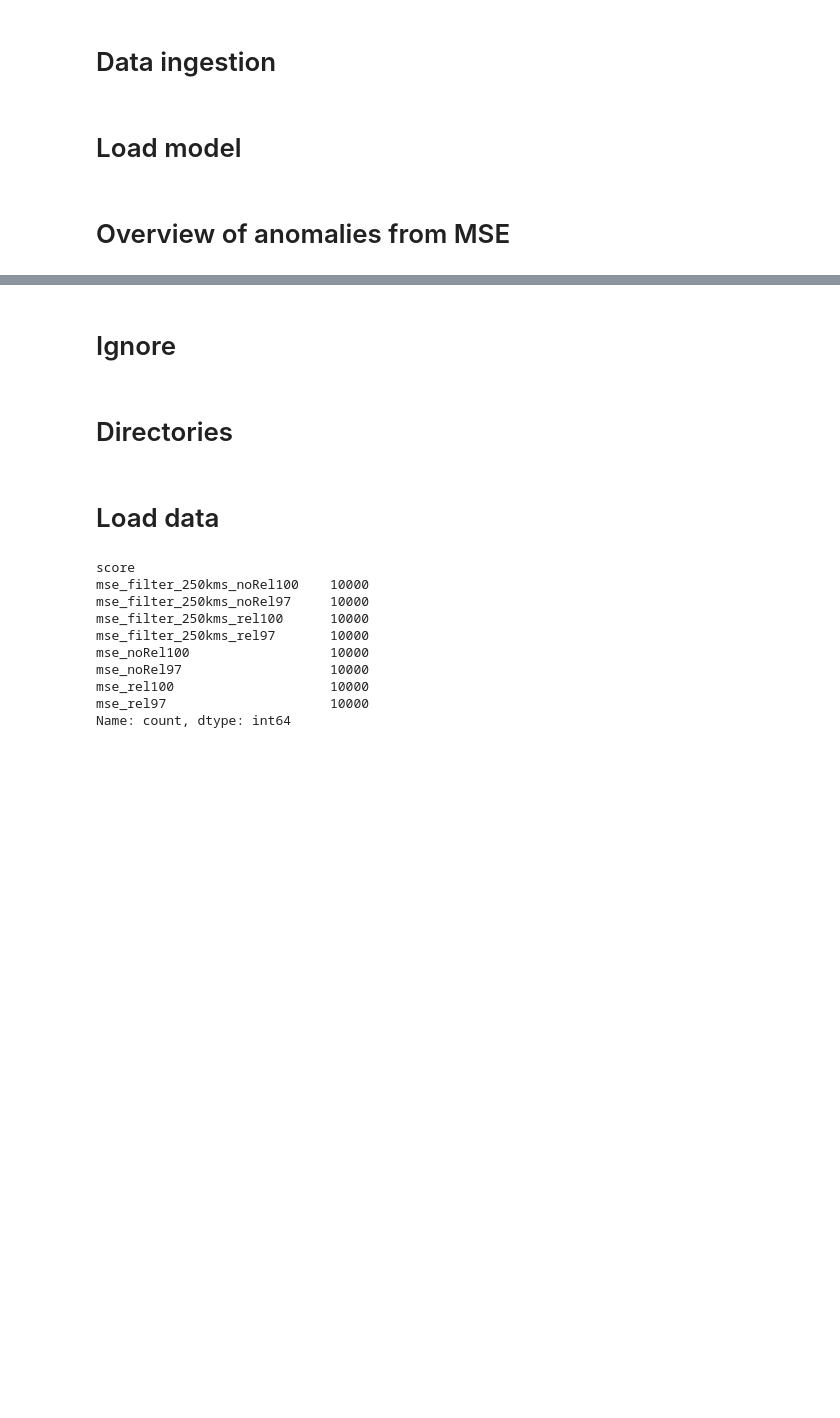
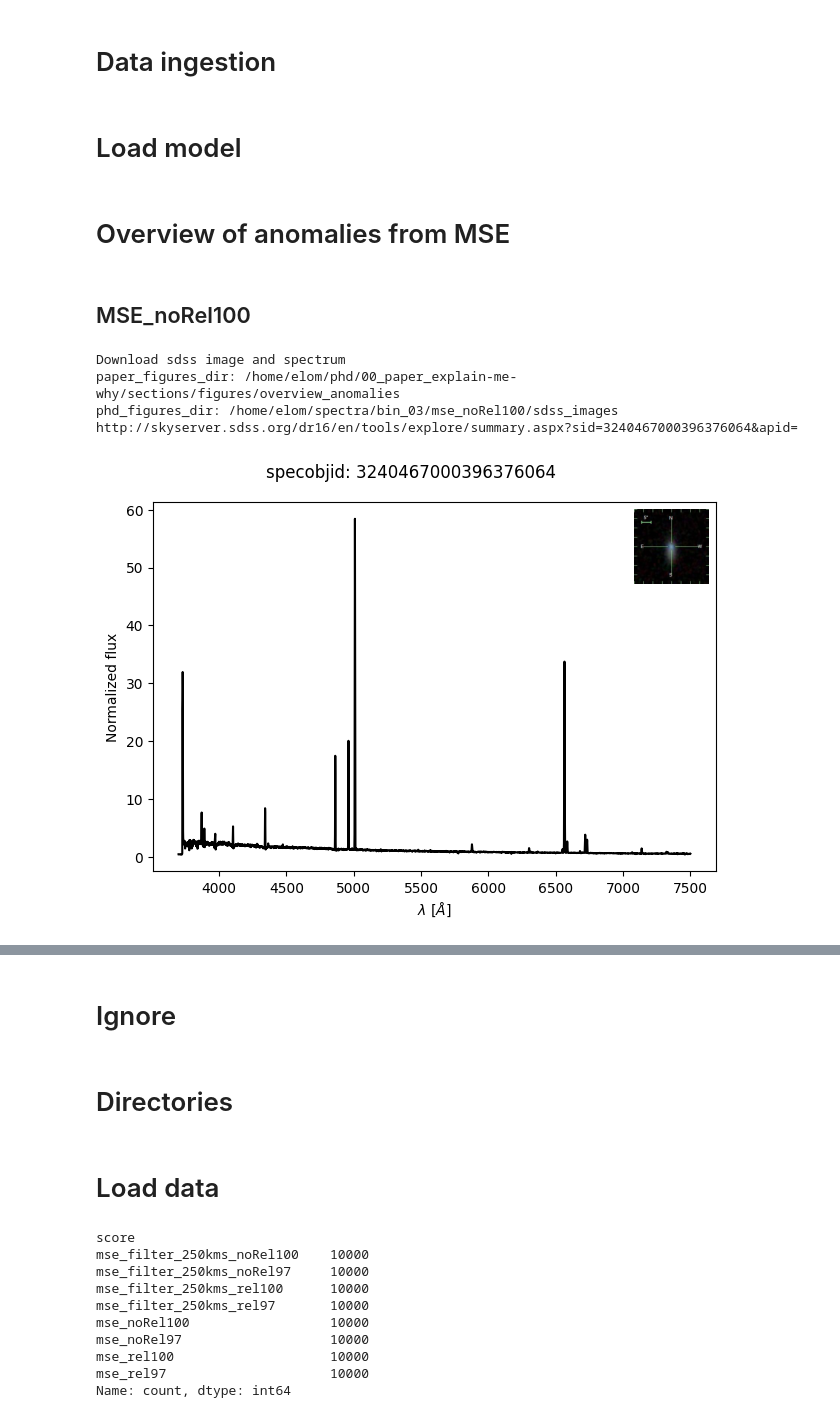
Before and after one commit to ed-ortizm/xai-astronomy, a Jupyter notebook: paper/results/01_scores_comparison.ipynb, the cells around one changed output, grey strips where cells are left out. Cells and saved outputs as stored; diff of their text form; code cells hidden in the pictures; blank space fills up the shorter version.

Commit message:
feature: add sdss image to anomalies in overview section of paper

```diff
--- a/paper/results/01_scores_comparison.ipynb
+++ b/paper/results/01_scores_comparison.ipynb
@@ -78,0 +94,73 @@ mse_filter_97_anomaly_specid_dict = {
+# %% [markdown]
+## MSE_noRel100
+# %%
+anomalies_dict = {
+    'metric': 'mse_noRel100',
+    'strong_emission':3240467000396376064,
+    'artifact': 637325355518027776
+}
+
+specobjid = anomalies_dict["strong_emission"]
+idx_spectrum = specobjid_to_idx(specobjid, idx_id)
+spectrum = spectra[idx_spectrum]
+
+print("Download sdss image and spectrum")
+
+from_score = anomalies_dict["metric"]
+save_for_paper_to = f"{paper_figures_dir}/overview_anomalies"
+save_for_phd_to = f"{data_dir}/{bin_id}/{from_score}/sdss_images"
+print(f"paper_figures_dir: {save_for_paper_to}")
+print(f"phd_figures_dir: {save_for_phd_to}")
+
+# ra, dec = meta_data_df[['ra', 'dec']].loc[specobjid].values
+
+# get_sdss_spec_img(
+#     specobjid=specobjid,
+#     ra=ra, dec=dec,
+#     paper_dir=save_for_paper_to,
+#     phd_dir=save_for_phd_to
+# )
+
+fig, ax = plt.subplots(
+    figsize=None,
+)
+
+ax.plot(wave, spectrum, c="black")
+ax.set_ylabel("Normalized flux")
+
+ax.set_xlabel("$\lambda$ [$\AA$]")
+fig.suptitle(f"specobjid: {specobjid}")
+
+image_name = f"image_{specobjid}.jpeg"
+# Load the image
+img = mpimg.imread(f"{save_for_paper_to}/{image_name}")
+
+# Create inset in top-right corner of axs[0]
+width_height_image = 0.75
+
+axins = inset_axes(
+    ax,
+    width=width_height_image, height=width_height_image,
+    bbox_to_anchor=(1, 1),
+    bbox_transform=ax.transAxes,
+    loc="upper right"
+    )
+
+# Show image in the inset
+axins.imshow(img)
+axins.axis('off')  # Hide axis around the image
+fig.tight_layout()
+
+fig.savefig(
+    f"{save_for_paper_to}/{specobjid}_{from_score}.pdf"
+)
+fig.savefig(
+    f"{save_for_phd_to}/{specobjid}_{from_score}.pdf"
+)
+print(meta.get_sky_server_url(specobjid))
+# %% [output]
+Download sdss image and spectrum
+paper_figures_dir: /home/elom/phd/00_paper_explain-me-why/sections/figures/overview_anomalies
+phd_figures_dir: /home/elom/spectra/bin_03/mse_noRel100/sdss_images
+http://skyserver.sdss.org/dr16/en/tools/explore/summary.aspx?sid=3240467000396376064&apid=
+[figure, added]
```
Also changed, not shown: parts of 18 cells of this notebook, 1 other file.
